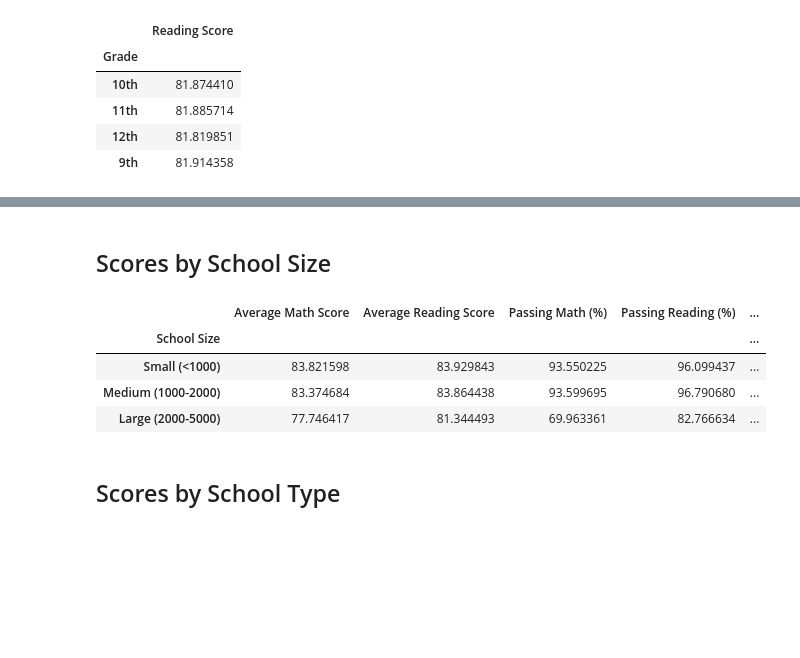
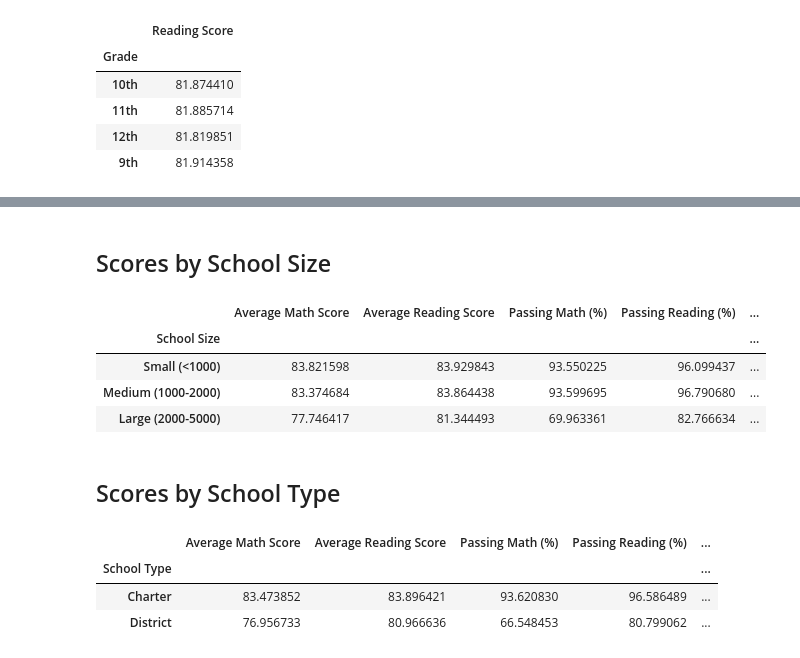
Before and after one commit to linderkm/pandas-challenge, a Jupyter notebook: PyCitySchools/analysis.ipynb, the cells around one changed output, grey strips where cells are left out. Drawn from its saved outputs; the diff is of its cells as text; code cells hidden in the pictures; blank space fills up the shorter version.

Commit message:
completed scores by school type section; additional source added to README

```diff
--- a/PyCitySchools/analysis.ipynb
+++ b/PyCitySchools/analysis.ipynb
@@ -308,8 +309,8 @@ spending_summary
 | $585-630 | 81.899826 | 83.155286 | 87.133538 | 92.718205 | ... |
 | $630-645 | 78.518855 | 81.624473 | 73.484209 | 84.391793 | ... |
 | $645-680 | 76.997210 | 81.027843 | 66.164813 | 81.133951 | ... |
-# %% [markdown]
-## Scores by School Size
+# %% [markdown]
+## Scores by School Size
 # %%
 #Scores by School Size
 #creating bins and lables. code provided in challenge documentation
@@ -348,5 +349,26 @@ size_summary
 | Small (<1000) | 83.821598 | 83.929843 | 93.550225 | 96.099437 | ... |
 | Medium (1000-2000) | 83.374684 | 83.864438 | 93.599695 | 96.790680 | ... |
 | Large (2000-5000) | 77.746417 | 81.344493 | 69.963361 | 82.766634 | ... |
-# %% [markdown]
-## Scores by School Type
+# %% [markdown]
+## Scores by School Type
+# %%
+#code block structure taken from module challenge documentation/ starter-code, per instructions
+# Group the per_school_summary DataFrame by "School Type" and average the results.
+average_math_score_by_type = per_school_summary.groupby(["School Type"])["Average Math Score"].mean()
+average_reading_score_by_type = per_school_summary.groupby(["School Type"])["Average Reading Score"].mean()
+average_percent_passing_math_by_type = per_school_summary.groupby(["School Type"])["Passing Math (%)"].mean()
+average_percent_passing_reading_by_type = per_school_summary.groupby(["School Type"])["Passing Reading (%)"].mean()
+average_percent_overall_passing_by_type = per_school_summary.groupby(["School Type"])["Total Passing (%)"].mean()
+
+
+# combe groupby objects into a single DataFrame called `type_summary` (15)
+type_summary = pd.DataFrame(pd.concat([average_math_score_by_type,average_reading_score_by_type,
+                         average_percent_passing_math_by_type, average_percent_passing_reading_by_type,
+                         average_percent_overall_passing_by_type], axis=1))
+
+type_summary
+# %% [output]
+|  | Average Math Score | Average Reading Score | Passing Math (%) | Passing Reading (%) | ... |
+| School Type |  |  |  |  | ... |
+| Charter | 83.473852 | 83.896421 | 93.620830 | 96.586489 | ... |
+| District | 76.956733 | 80.966636 | 66.548453 | 80.799062 | ... |
```
Also changed, not shown: parts of 17 cells of this notebook, 1 other file.
